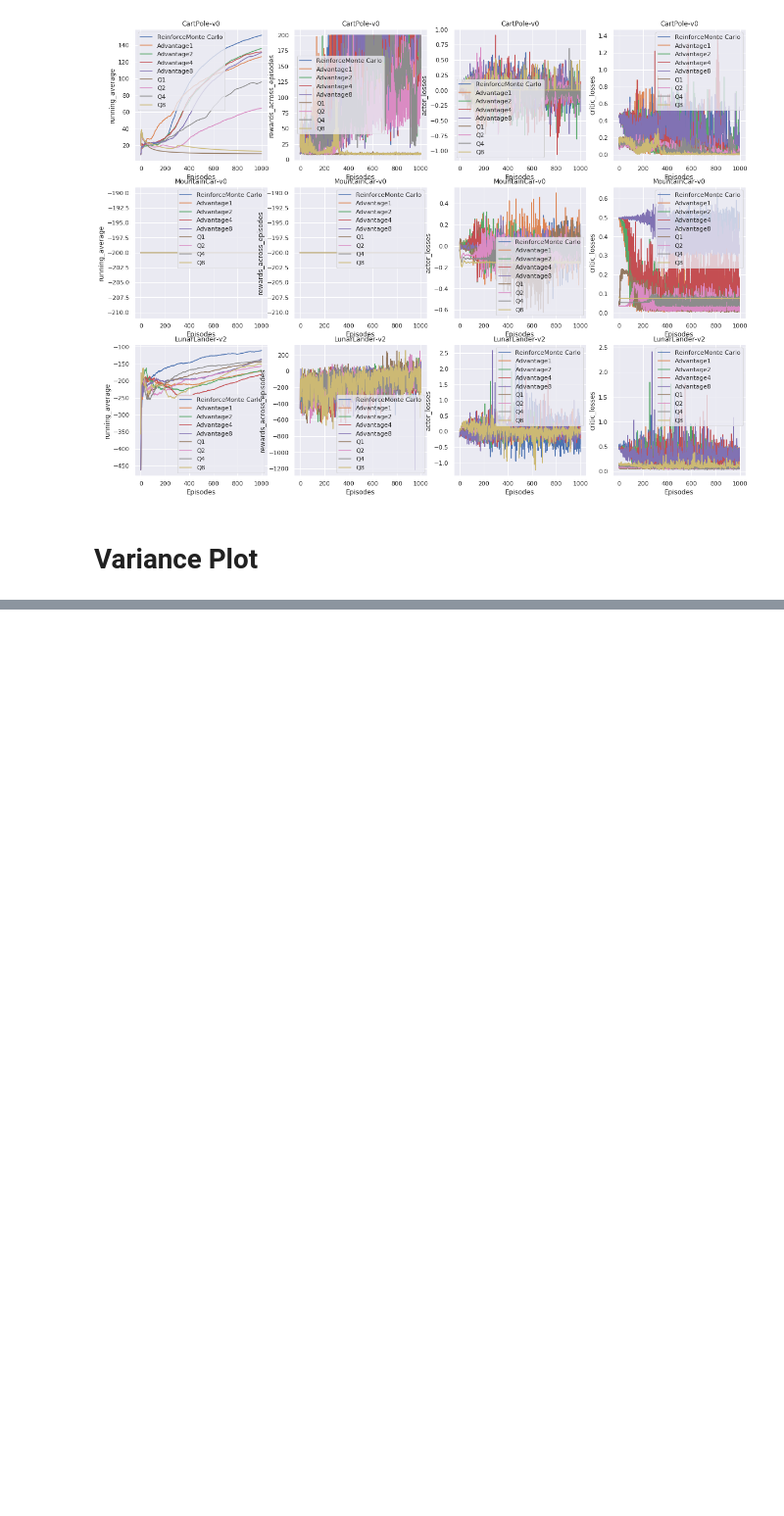
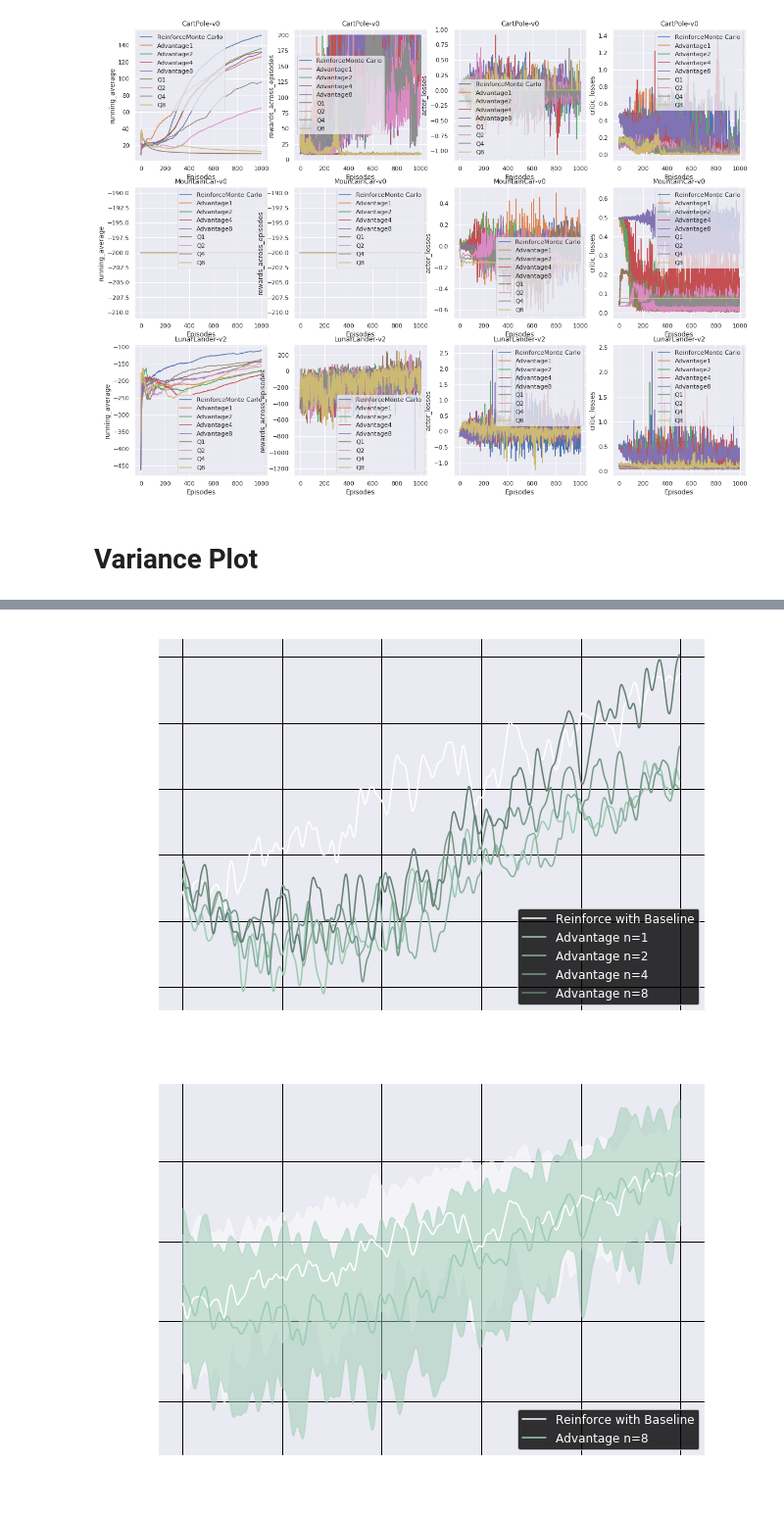
Before and after one commit to ClaartjeBarkhof/ReproducibilityLab_2019, a Jupyter notebook: Pretty_plotting.ipynb, the cells around one changed output, grey strips where cells are left out. Shown at 98% size. Saved outputs shown, nothing was run; the diff lists cells and outputs as text; code cells hidden in the pictures; blank space fills up the shorter version.

```diff
--- a/Pretty_plotting.ipynb
+++ b/Pretty_plotting.ipynb
@@ -118,0 +229,29 @@ plot_variance(env, row_settings, './Results_Variance/Cartpole/Res/')
+# %%
+env = "LunarLander-v2"
+
+#######################
+row_settings =  [["MonteCarlo", "Reinforce","white"],
+                 [1, "Advantage", greens[0]],
+                 [2, "Advantage", greens[1]],
+                 [4, "Advantage", greens[2]],
+                 [8, "Advantage", greens[3]]]
+plot_rewards_over_episodes(env, row_settings, './Results_Variance/LunarLander/Res/', 'rewards_MC_A_1_8.png')
+
+
+#######################
+row_settings =  [["MonteCarlo", "Reinforce","white"],
+                 [8, "Advantage",  greens[0]]]
+plot_rewards_over_episodes(env, row_settings, './Results_Variance/LunarLander/Res/',
+                           "rewards_MC_vs_A64_var.png", True)
+
+
+#######################
+row_settings =  [["MonteCarlo", "Reinforce","white"],
+                 [1, "Q", purples[0]],
+                 [2, "Q", purples[2]],
+                 [4, "Q", purples[4]],
+                 [8, "Q", purples[5]]]
+plot_rewards_over_episodes(env, row_settings, './Results_Variance/LunarLander/Res/', 'rewards_MC_Q_1_8.png')
+# %% [output]
+[figure, added]
+[figure, added]
```
Also changed, not shown: parts of 5 cells of this notebook, 9 other files.
